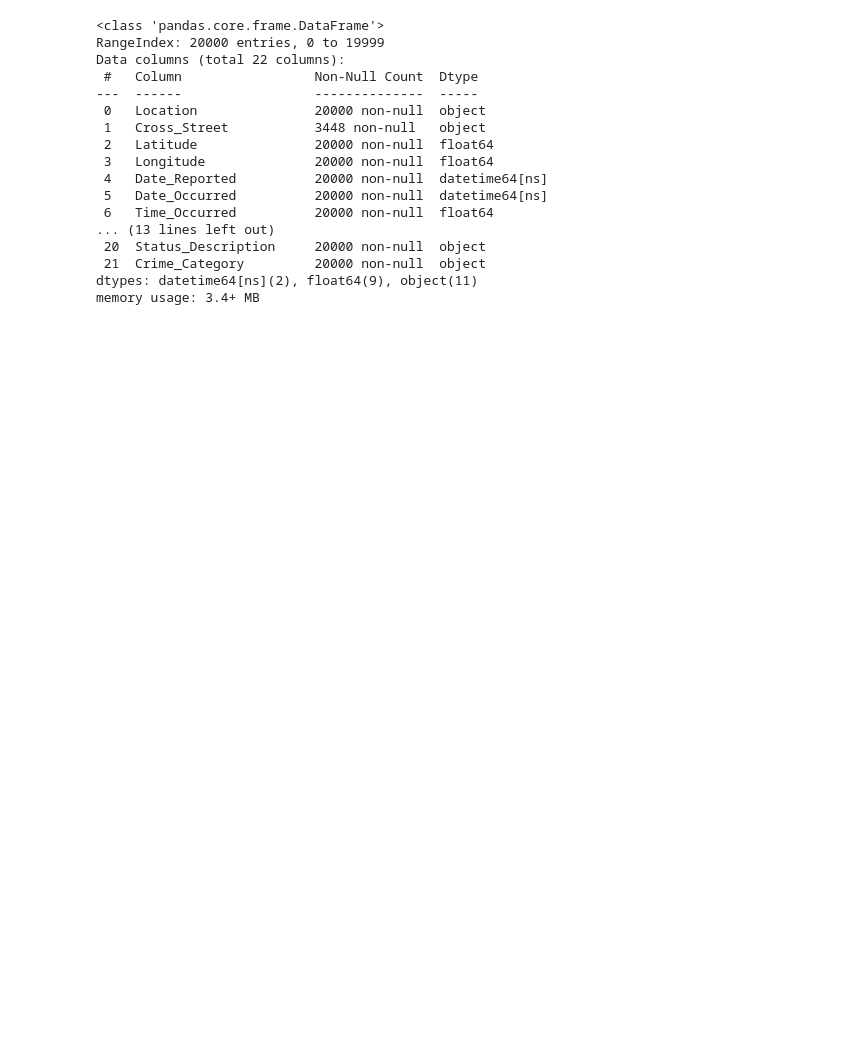
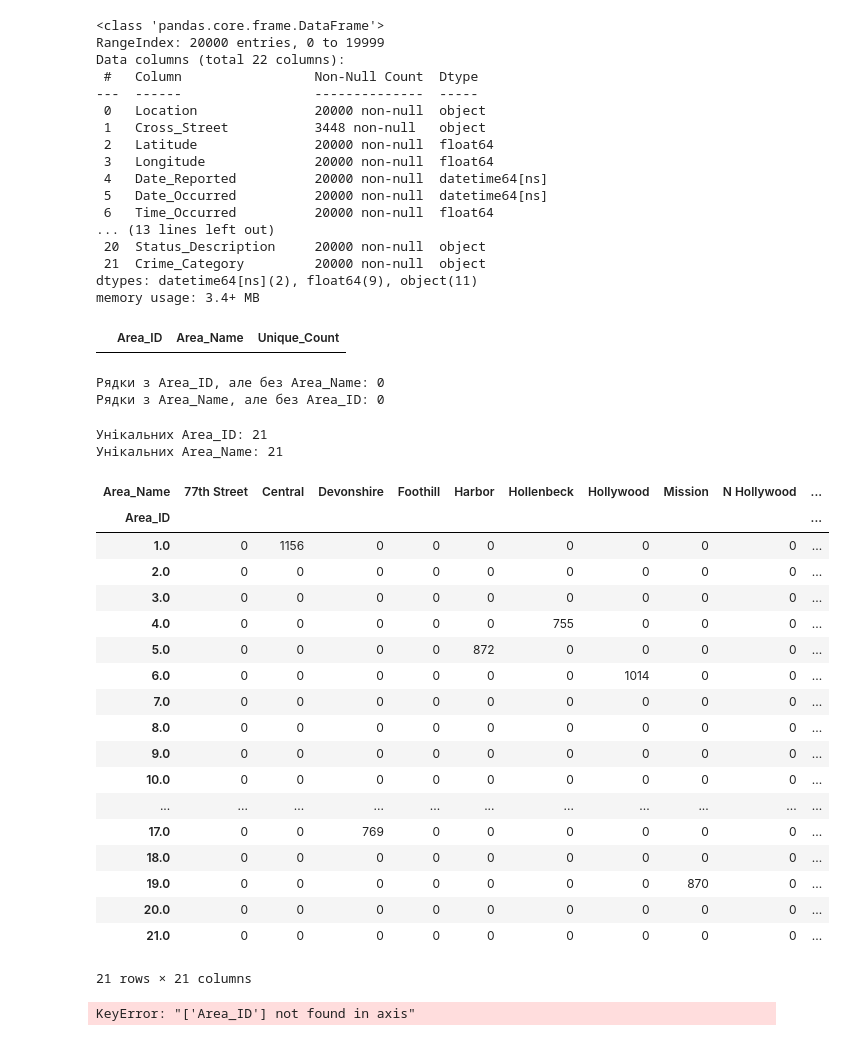
Before and after one commit to mssamoilenko/data_analysis_crime_samoilenko, a Jupyter notebook: data-analysis-crime-samoilenko2.ipynb, the cells around one changed output. Cells and saved outputs as stored; diff of their text form; code cells hidden in the pictures; blank space fills up the shorter version.

```diff
--- a/data-analysis-crime-samoilenko2.ipynb
+++ b/data-analysis-crime-samoilenko2.ipynb
@@ -109,3 +106,50 @@ Data columns (total 22 columns):
  21  Crime_Category         20000 non-null  object
 dtypes: datetime64[ns](2), float64(9), object(11)
 memory usage: 3.4+ MB
+# %%
+area_mapping = df.groupby('Area_ID')['Area_Name'].unique().reset_index()
+area_mapping['Unique_Count'] = area_mapping['Area_Name'].apply(len)
+
+# Вивести ID, де є неоднозначність (кількість унікальних назв > 1)
+result = area_mapping[area_mapping['Unique_Count'] > 1]
+result
+# %% [output]
+|  | Area_ID | Area_Name | Unique_Count |
+# %%
+print("Рядки з Area_ID, але без Area_Name:", df[df['Area_ID'].notna() & df['Area_Name'].isna()].shape[0])
+print("Рядки з Area_Name, але без Area_ID:", df[df['Area_Name'].notna() & df['Area_ID'].isna()].shape[0])
+# %% [output]
+Рядки з Area_ID, але без Area_Name: 0
+Рядки з Area_Name, але без Area_ID: 0
+# %%
+print("Унікальних Area_ID:", df['Area_ID'].nunique())
+print("Унікальних Area_Name:", df['Area_Name'].nunique())
+# %% [output]
+Унікальних Area_ID: 21
+Унікальних Area_Name: 21
+# %%
+pd.pivot_table(df, index='Area_ID', columns='Area_Name', aggfunc='size', fill_value=0)
+# %% [output]
+| Area_Name | 77th Street | Central | Devonshire | Foothill | Harbor | Hollenbeck | Hollywood | Mission | N Hollywood | ... |
+| Area_ID |  |  |  |  |  |  |  |  |  | ... |
+| 1.0 | 0 | 1156 | 0 | 0 | 0 | 0 | 0 | 0 | 0 | ... |
+| 2.0 | 0 | 0 | 0 | 0 | 0 | 0 | 0 | 0 | 0 | ... |
+| 3.0 | 0 | 0 | 0 | 0 | 0 | 0 | 0 | 0 | 0 | ... |
+| 4.0 | 0 | 0 | 0 | 0 | 0 | 755 | 0 | 0 | 0 | ... |
+| 5.0 | 0 | 0 | 0 | 0 | 872 | 0 | 0 | 0 | 0 | ... |
+| 6.0 | 0 | 0 | 0 | 0 | 0 | 0 | 1014 | 0 | 0 | ... |
+| 7.0 | 0 | 0 | 0 | 0 | 0 | 0 | 0 | 0 | 0 | ... |
+| 8.0 | 0 | 0 | 0 | 0 | 0 | 0 | 0 | 0 | 0 | ... |
+| 9.0 | 0 | 0 | 0 | 0 | 0 | 0 | 0 | 0 | 0 | ... |
+| 10.0 | 0 | 0 | 0 | 0 | 0 | 0 | 0 | 0 | 0 | ... |
+| ... | ... | ... | ... | ... | ... | ... | ... | ... | ... | ... |
+| 17.0 | 0 | 0 | 769 | 0 | 0 | 0 | 0 | 0 | 0 | ... |
+| 18.0 | 0 | 0 | 0 | 0 | 0 | 0 | 0 | 0 | 0 | ... |
+| 19.0 | 0 | 0 | 0 | 0 | 0 | 0 | 0 | 870 | 0 | ... |
+| 20.0 | 0 | 0 | 0 | 0 | 0 | 0 | 0 | 0 | 0 | ... |
+| 21.0 | 0 | 0 | 0 | 0 | 0 | 0 | 0 | 0 | 0 | ... |
+21 rows × 21 columns
+# %%
+df = df.drop(columns=['Area_ID'])
+# %% [output]
+KeyError: "['Area_ID'] not found in axis"
```
Also changed, not shown: parts of 6 cells of this notebook.
